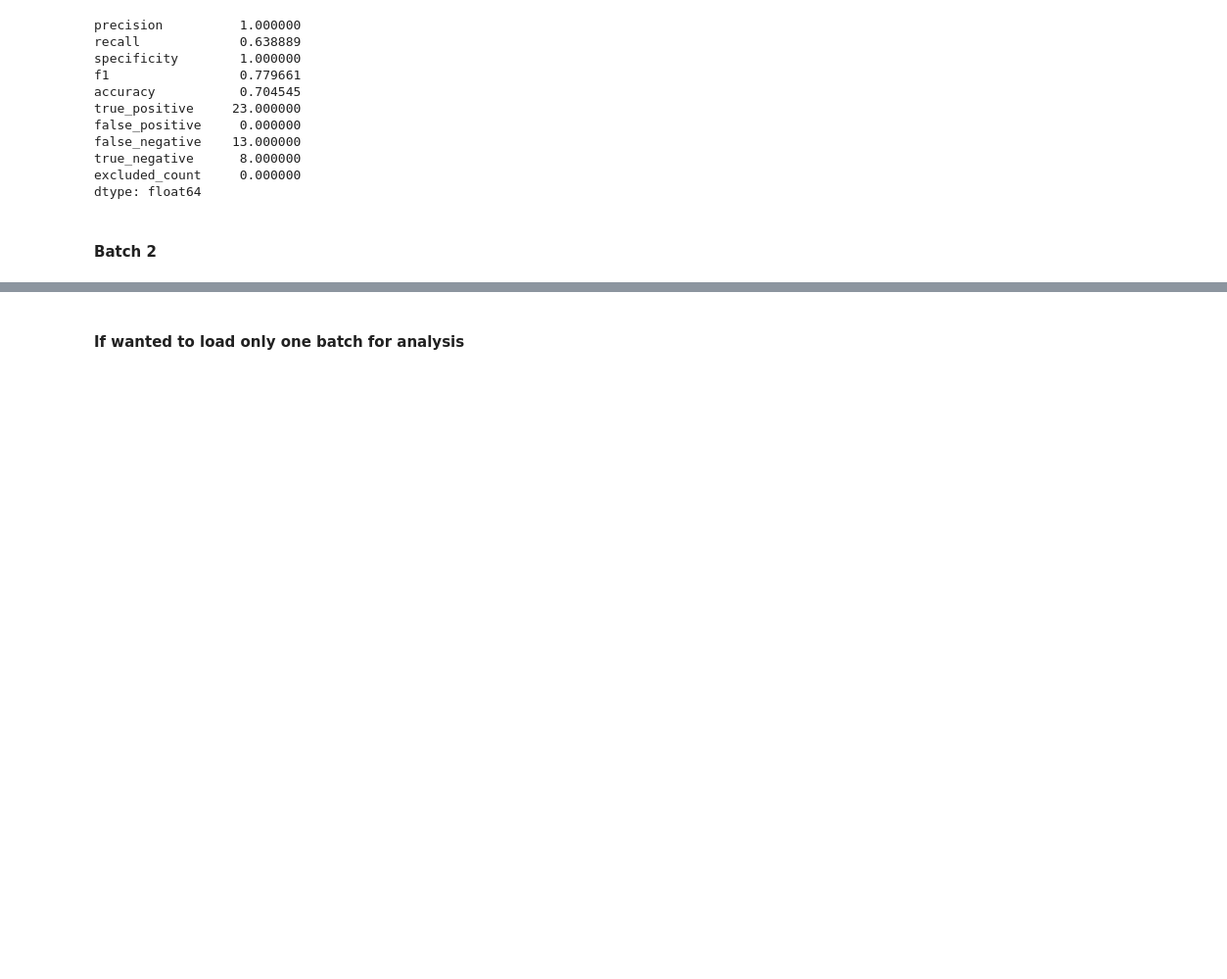
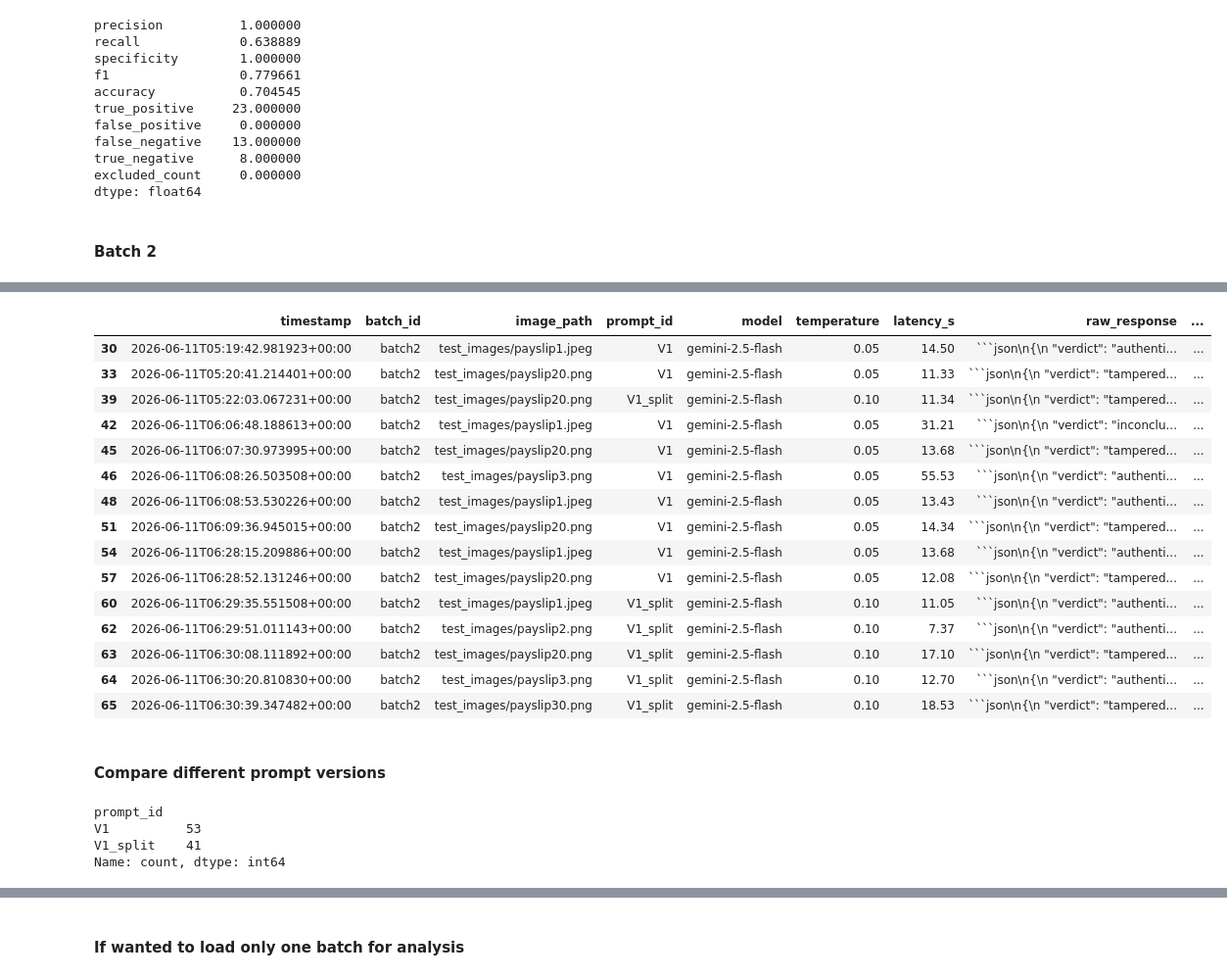
Before and after one commit to PW-Infinitas/doc-tampering-project, a Jupyter notebook: prompt_optimisation.ipynb, the cells around one changed output, grey strips where cells are left out. Shown at 98% size. Cells and saved outputs as stored; diff of their text form; code cells hidden in the pictures; blank space fills up the shorter version.

````diff
--- a/prompt_optimisation.ipynb
+++ b/prompt_optimisation.ipynb
@@ -347,0 +323,28 @@ batch2
+# %%
+batch2[batch2['verdict'] != batch2['label']]
+# %% [output]
+|  | timestamp | batch_id | image_path | prompt_id | model | temperature | latency_s | raw_response | ... |
+| 30 | 2026-06-11T05:19:42.981923+00:00 | batch2 | test_images/payslip1.jpeg | V1 | gemini-2.5-flash | 0.05 | 14.50 | ```json\n{\n "verdict": "authenti... | ... |
+| 33 | 2026-06-11T05:20:41.214401+00:00 | batch2 | test_images/payslip20.png | V1 | gemini-2.5-flash | 0.05 | 11.33 | ```json\n{\n "verdict": "tampered... | ... |
+| 39 | 2026-06-11T05:22:03.067231+00:00 | batch2 | test_images/payslip20.png | V1_split | gemini-2.5-flash | 0.10 | 11.34 | ```json\n{\n "verdict": "tampered... | ... |
+| 42 | 2026-06-11T06:06:48.188613+00:00 | batch2 | test_images/payslip1.jpeg | V1 | gemini-2.5-flash | 0.05 | 31.21 | ```json\n{\n "verdict": "inconclu... | ... |
+| 45 | 2026-06-11T06:07:30.973995+00:00 | batch2 | test_images/payslip20.png | V1 | gemini-2.5-flash | 0.05 | 13.68 | ```json\n{\n "verdict": "tampered... | ... |
+| 46 | 2026-06-11T06:08:26.503508+00:00 | batch2 | test_images/payslip3.png | V1 | gemini-2.5-flash | 0.05 | 55.53 | ```json\n{\n "verdict": "authenti... | ... |
+| 48 | 2026-06-11T06:08:53.530226+00:00 | batch2 | test_images/payslip1.jpeg | V1 | gemini-2.5-flash | 0.05 | 13.43 | ```json\n{\n "verdict": "authenti... | ... |
+| 51 | 2026-06-11T06:09:36.945015+00:00 | batch2 | test_images/payslip20.png | V1 | gemini-2.5-flash | 0.05 | 14.34 | ```json\n{\n "verdict": "tampered... | ... |
+| 54 | 2026-06-11T06:28:15.209886+00:00 | batch2 | test_images/payslip1.jpeg | V1 | gemini-2.5-flash | 0.05 | 13.68 | ```json\n{\n "verdict": "authenti... | ... |
+| 57 | 2026-06-11T06:28:52.131246+00:00 | batch2 | test_images/payslip20.png | V1 | gemini-2.5-flash | 0.05 | 12.08 | ```json\n{\n "verdict": "tampered... | ... |
+| 60 | 2026-06-11T06:29:35.551508+00:00 | batch2 | test_images/payslip1.jpeg | V1_split | gemini-2.5-flash | 0.10 | 11.05 | ```json\n{\n "verdict": "authenti... | ... |
+| 62 | 2026-06-11T06:29:51.011143+00:00 | batch2 | test_images/payslip2.png | V1_split | gemini-2.5-flash | 0.10 | 7.37 | ```json\n{\n "verdict": "authenti... | ... |
+| 63 | 2026-06-11T06:30:08.111892+00:00 | batch2 | test_images/payslip20.png | V1_split | gemini-2.5-flash | 0.10 | 17.10 | ```json\n{\n "verdict": "tampered... | ... |
+| 64 | 2026-06-11T06:30:20.810830+00:00 | batch2 | test_images/payslip3.png | V1_split | gemini-2.5-flash | 0.10 | 12.70 | ```json\n{\n "verdict": "authenti... | ... |
+| 65 | 2026-06-11T06:30:39.347482+00:00 | batch2 | test_images/payslip30.png | V1_split | gemini-2.5-flash | 0.10 | 18.53 | ```json\n{\n "verdict": "tampered... | ... |
+# %% [markdown]
+#### Compare different prompt versions
+# %%
+df_all['prompt_id'].value_counts()
+# %% [output]
+prompt_id
+V1          53
+V1_split    41
+Name: count, dtype: int64
````
Also changed, not shown: parts of 23 cells of this notebook, 6 other files.
